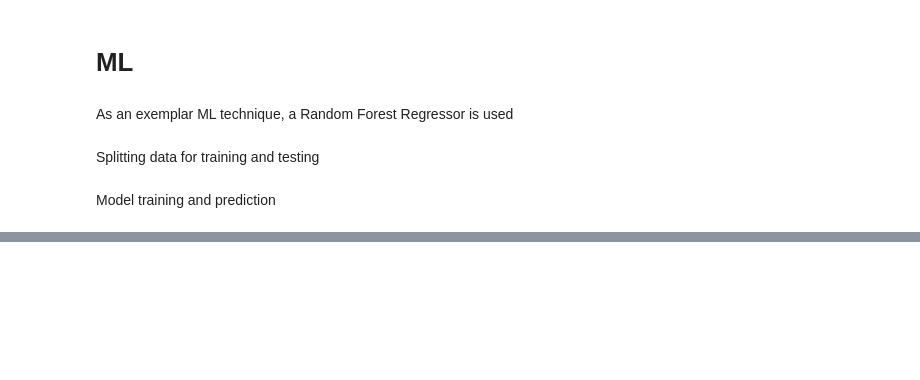
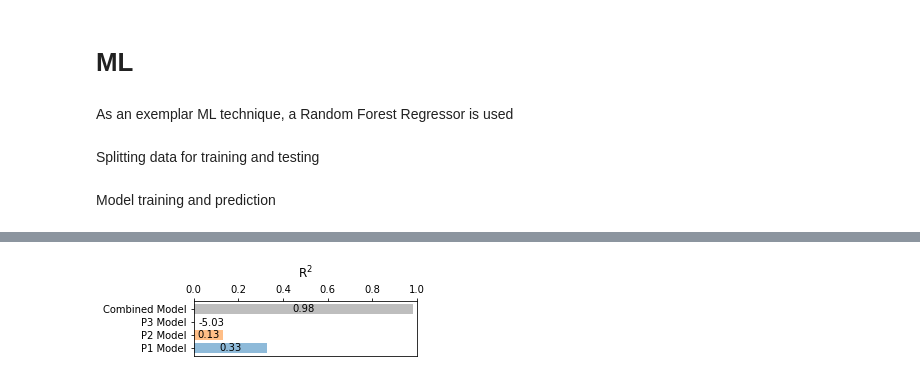
Before and after one commit to Materials-Consortia/optimade-paper-example-applications, a Jupyter notebook: src/high_entropy_alloys_ml/countOptimizerAndMLscript/denityCalcAndLearn.ipynb, the cells around one changed output, grey strips where cells are left out. Cells and saved outputs as stored; diff of their text form; code cells hidden in the pictures; blank space fills up the shorter version.

```diff
--- a/src/high_entropy_alloys_ml/countOptimizerAndMLscript/denityCalcAndLearn.ipynb
+++ b/src/high_entropy_alloys_ml/countOptimizerAndMLscript/denityCalcAndLearn.ipynb
@@ -227,0 +250,12 @@ plt.show()
+# %%
+fig, ax = plt.subplots(figsize=(4,1))
+p = ax.barh([lab+' Model' for lab in barLab], rsq, color=colVals, alpha=0.5)
+ax.bar_label(p, fmt='%.2f', label_type='center')
+ax.text(0.02, 2-0.25, f'{rsq[2]:.2f}')
+ax.set_title('R$^2$')
+ax.set_xlim(0, 1)
+ax.xaxis.tick_top()
+
+# p = ax[0].barh(barLab, [len(y_train[idx])+len(y_test[idx]) for idx,_ in enumerate(y_test)], color=colVals, alpha=0.5)
+# %% [output]
+[figure, added]
```
Also changed, not shown: parts of 15 cells of this notebook, 8 other files.
